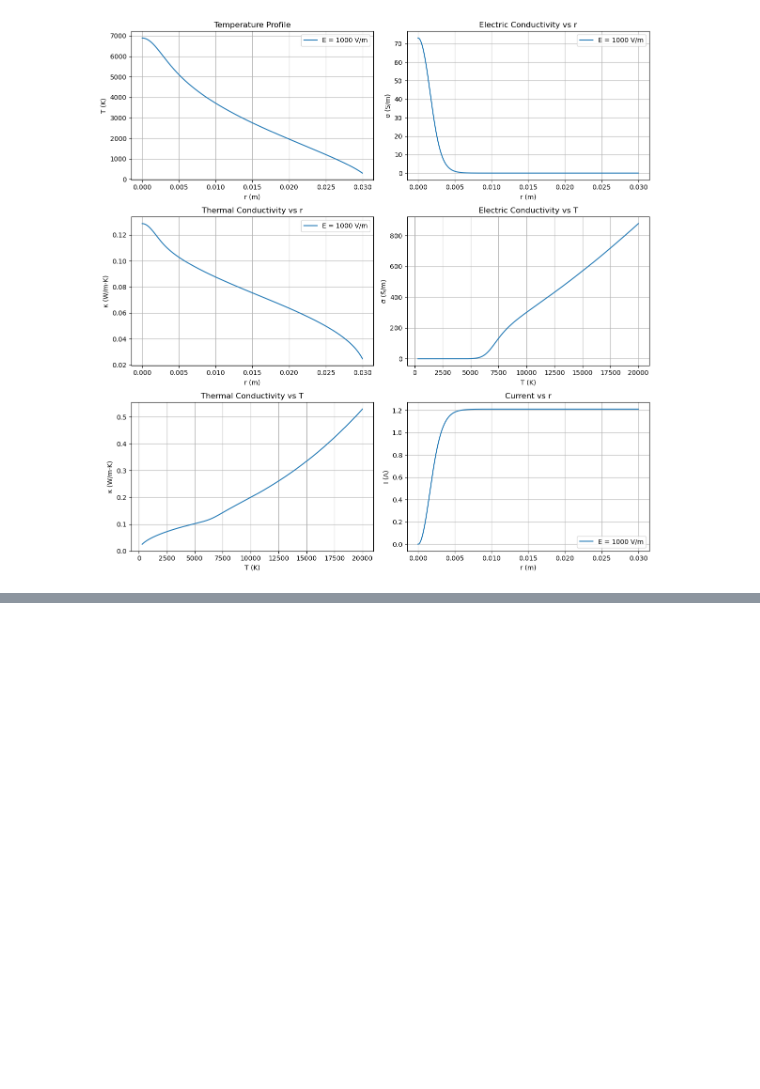
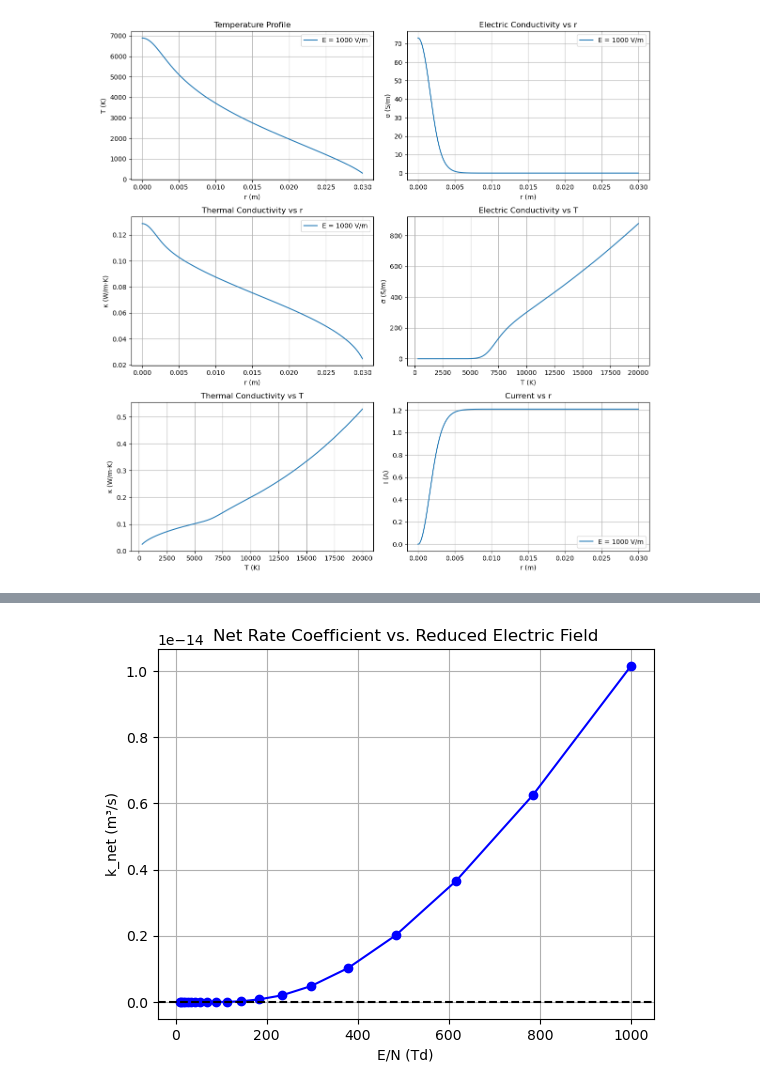
Before and after one commit to rezaaliasgarirenani/Plasma_Physics, a Jupyter notebook: Temp(R)/cond.ipynb, the cells around one changed output, grey strips where cells are left out. Saved outputs shown, nothing was run; the diff lists cells and outputs as text; code cells hidden in the pictures; blank space fills up the shorter version.

```diff
--- a/Temp(R)/cond.ipynb
+++ b/Temp(R)/cond.ipynb
@@ -812,0 +867,15 @@ KeyboardInterrupt:
+# %%
+import matplotlib.pyplot as plt
+
+en = [10.00, 12.74, 16.24, 20.69, 26.37, 33.60, 42.81, 54.56, 69.52, 88.59, 112.9, 143.8, 183.3, 233.6, 297.6, 379.3, 483.3, 615.8, 784.8, 1000.0]
+knet = [-1.306e-36, -1.236e-36, -8.277e-26, -8.902e-24, -3.516e-22, -6.082e-21, -5.527e-20, -2.951e-19, -1.013e-18, -1.36e-18, 1.624e-18, 1.781e-17, 7.503e-17, 1.979e-16, 4.783e-16, 1.027e-15, 2.012e-15, 3.657e-15, 6.257e-15, 1.016e-14]
+
+plt.plot(en, knet, 'bo-')
+plt.axhline(0, color='black', linestyle='--')
+plt.xlabel('E/N (Td)')
+plt.ylabel('k_net (m³/s)')
+plt.title('Net Rate Coefficient vs. Reduced Electric Field')
+plt.grid(True)
+plt.show()
+# %% [output]
+[figure, added]
```
Also changed, not shown: parts of 3 cells of this notebook, 2 other files.
